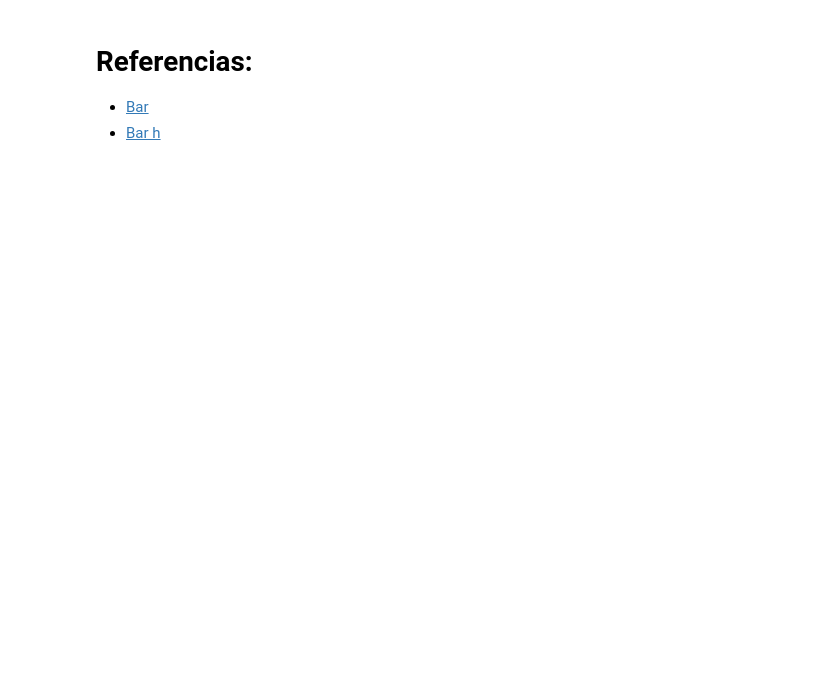
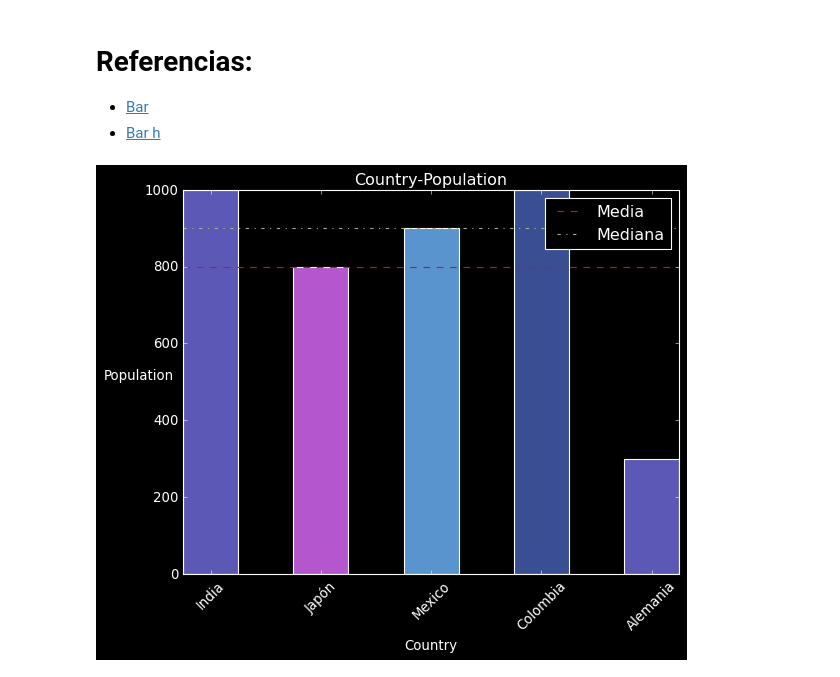
Before and after one commit to DensLopez/Matplotlib_seaborn, a Jupyter notebook: codes/code007.ipynb, the cells around one changed output. Drawn from its saved outputs; the diff is of its cells as text; code cells hidden in the pictures; blank space fills up the shorter version.

```diff
--- a/codes/code007.ipynb
+++ b/codes/code007.ipynb
@@ -77,3 +77,26 @@ plt.yticks(np.arange(5),('India','Japón','Mexico','Colombia','Alemania'),rotati
 # Referencias:
 - [Bar](https://matplotlib.org/stable/api/_as_gen/matplotlib.pyplot.bar.html)
 - [Bar h](https://matplotlib.org/stable/api/_as_gen/matplotlib.pyplot.barh.html#matplotlib.pyplot.barh)
+# %%
+#Aporte de DIEGO ALEXANDER SANCHEZ HENAO
+
+country = ['INDIA', 'JAPAN','MEXICO','COLOMBIA','GERMANY']
+population = [1000,800,900,1000,300]
+plt.style.use('dark_background')
+plt.bar(country, population, width = 0.5, color=['#5c58b6','#b457ce','#5994ce','#3a4e93'])
+plt.title('Country-Population')
+
+#La siguiente linea de código devuelve
+plt.xticks(np.arange(5),('India','Japón','Mexico','Colombia','Alemania'), rotation=45) #La rotacion es para girar el texto.
+
+plt.xlabel('Country')
+plt.ylabel('Population',rotation=0)
+
+plt.axhline(y = np.average(population),label='Media', color='red', linestyle='--')
+plt.axhline(y = np.median(population), label='Mediana', color='#a3b18a', linestyle='-.')
+plt.ylabel('Population')
+plt.legend()
+
+plt.show()
+# %% [output]
+[figure, added]
```
Also changed, not shown: parts of 1 cell of this notebook, 3 other files.
